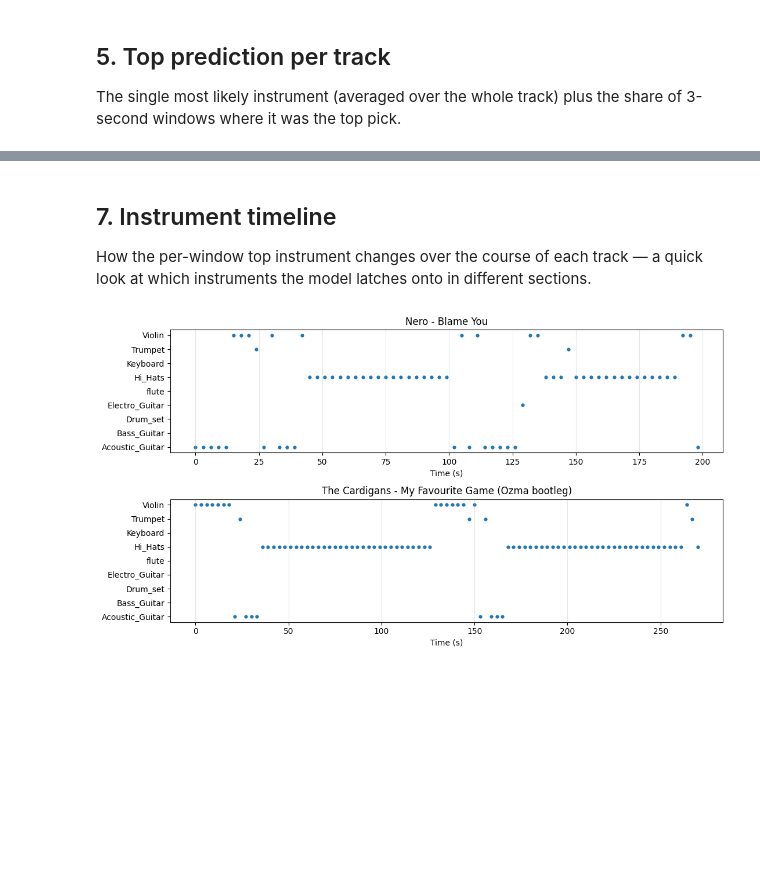
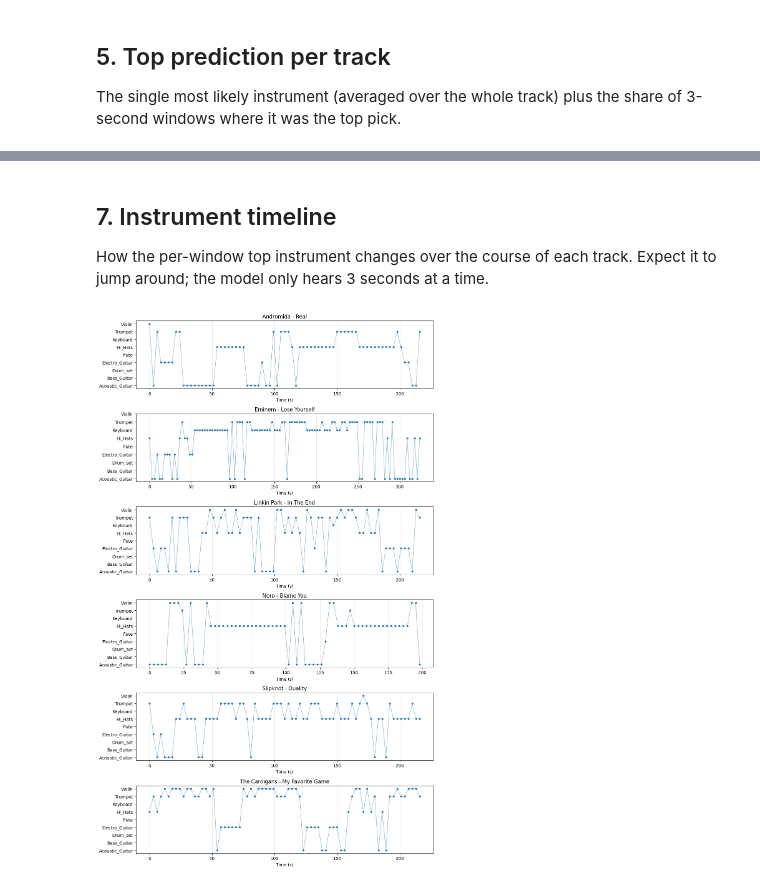
Before and after one commit to 4matic/machine-learning-experiments-in-music, a Jupyter notebook: project-music-by-instrument.ipynb, the cells around one changed output, grey strips where cells are left out. Cells and saved outputs as stored; diff of their text form; code cells hidden in the pictures; blank space fills up the shorter version.

Commit message:
feat(instrument): compare six tracks from music_examples folder
Point inference at google_colab/music_examples, clear stale outputs,
add timeline connecting line, and rework markdown wording.

```diff
--- a/project-music-by-instrument.ipynb
+++ b/project-music-by-instrument.ipynb
@@ -22,10 +26,14 @@ After mounting, `My Drive` is available at `/content/drive/MyDrive`.
 from google.colab import drive
 drive.mount('/content/drive')
 
-AUDIO_DIR = '/content/drive/MyDrive/google_colab'
+AUDIO_DIR = '/content/drive/MyDrive/google_colab/music_examples'
 AUDIO_PATHS = [
+    f'{AUDIO_DIR}/Andromida - Real.mp3',
+    f'{AUDIO_DIR}/Eminem - Lose Yourself.mp3',
+    f'{AUDIO_DIR}/Linkin Park - In The End.mp3',
     f'{AUDIO_DIR}/Nero - Blame You.mp3',
-    f'{AUDIO_DIR}/The Cardigans - My Favourite Game (Ozma bootleg).mp3',
+    f'{AUDIO_DIR}/Slipknot - Duality.mp3',
+    f'{AUDIO_DIR}/The Cardigans - My Favorite Game.mp3',
 ]
 # %% [output]
 Drive already mounted at /content/drive; to attempt to forcibly remount, call drive.mount("/content/drive", force_remount=True).
@@ -175,23 +199,24 @@ comparison = comparison.sort_values(by=comparison.columns[0], ascending=False)
 # %% [markdown]
 ## 7. Instrument timeline
 
-How the per-window top instrument changes over the course of each track — a quick
-look at which instruments the model latches onto in different sections.
+How the per-window top instrument changes over the course of each track.
+Expect it to jump around; the model only hears 3 seconds at a time.
 # %%
 import matplotlib.pyplot as plt
 
 fig, axes = plt.subplots(len(window_preds), 1, figsize=(11, 3 * len(window_preds)),
                          squeeze=False)
 for ax, (name, top_ids) in zip(axes[:, 0], window_preds.items()):
     times = np.arange(len(top_ids)) * CLIP_SECONDS
-    ax.scatter(times, top_ids.numpy(), s=12)
+    ax.plot(times, top_ids.numpy(), linewidth=1, alpha=0.5, zorder=1)
+    ax.scatter(times, top_ids.numpy(), s=12, zorder=2)
     ax.set_yticks(range(len(INSTRUMENT_LABELS)))
     ax.set_yticklabels(INSTRUMENT_LABELS)
     ax.set_xlabel('Time (s)')
     ax.set_title(name)
     ax.grid(True, axis='x', alpha=0.3)
 
 plt.tight_layout()
 plt.show()
 # %% [output]
-[figure, old version]
+[figure, new version]
```
Also changed, not shown: parts of 8 cells of this notebook.
